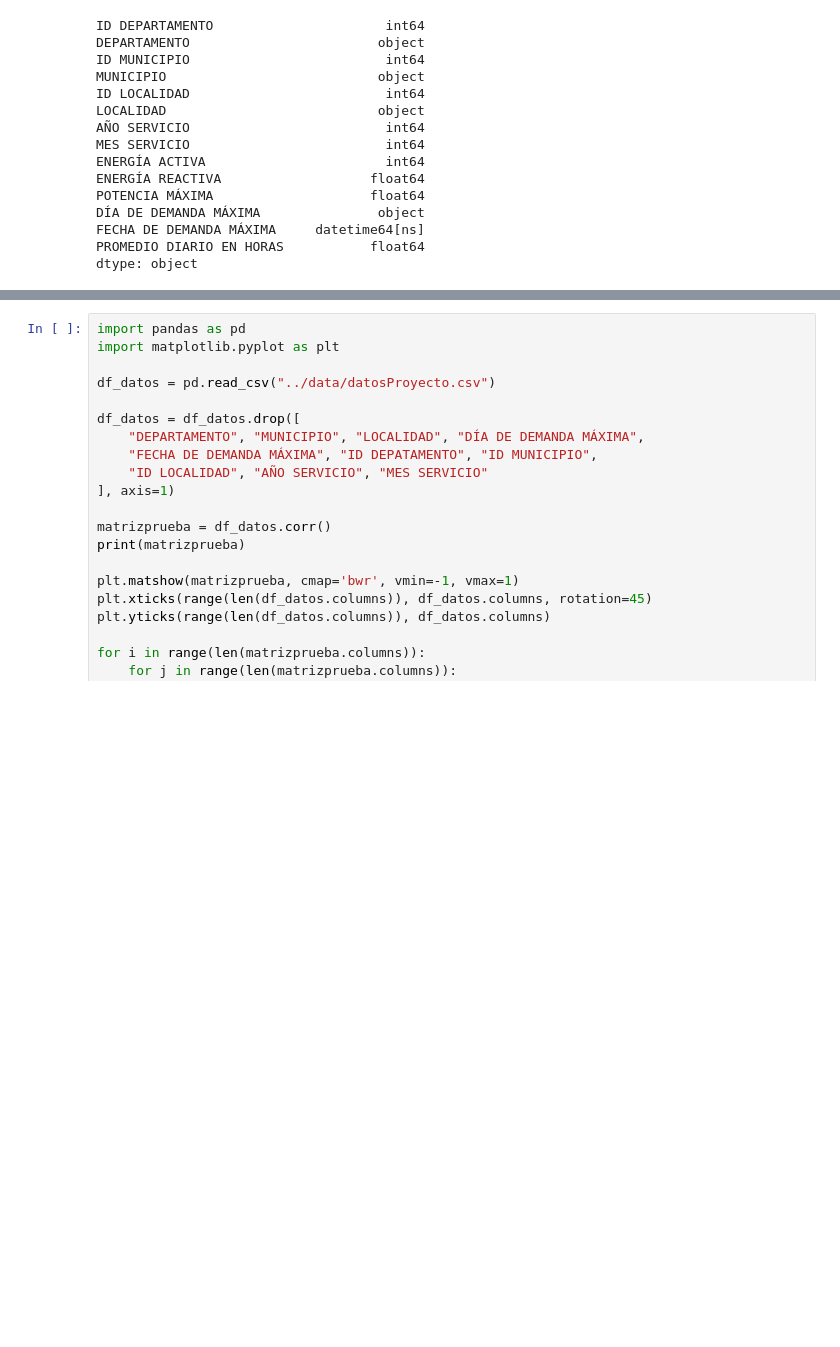
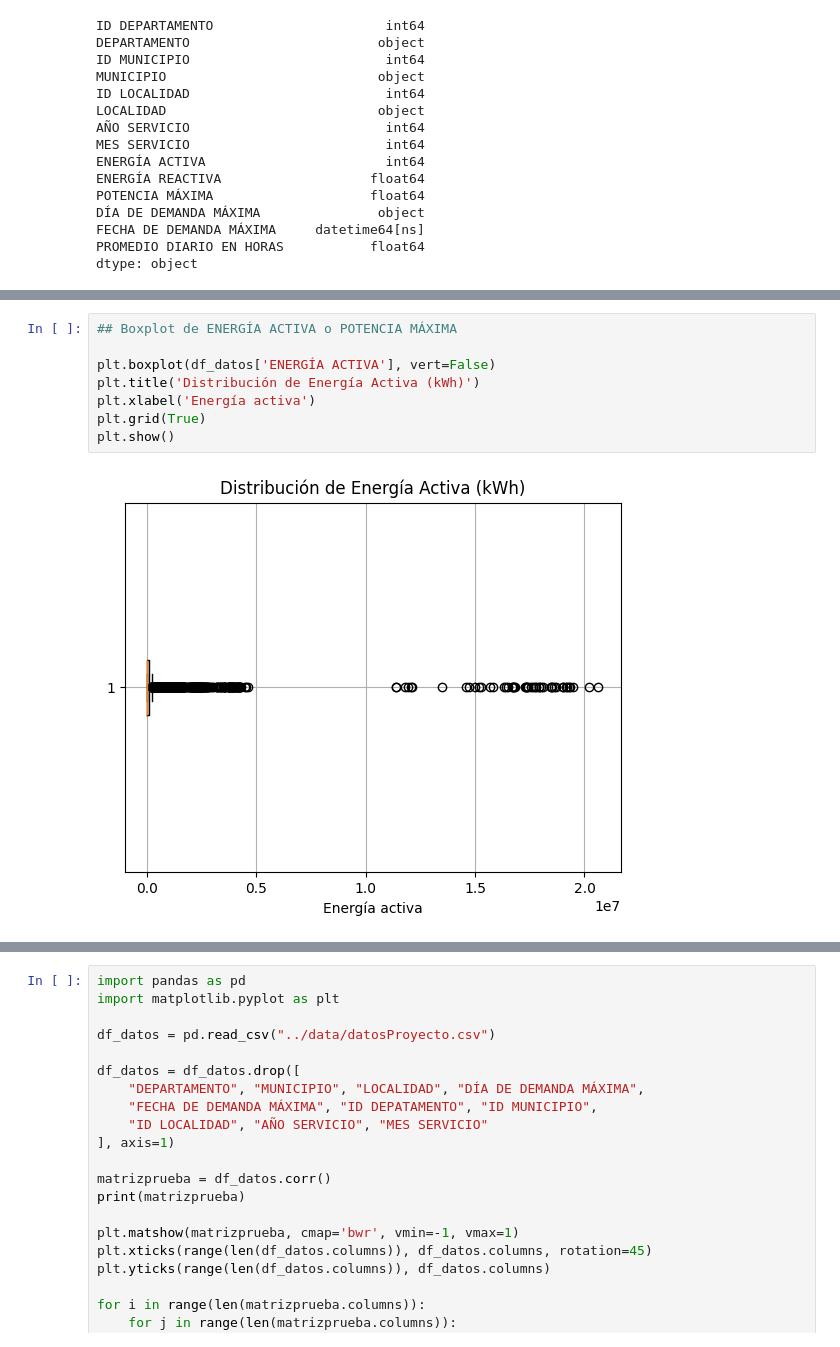
Before and after one commit to sebasflorezo/Proyecto-IA-Grupo-2, a Jupyter notebook: notebooks/Practica_Proyecto.ipynb, the cells around one changed output, grey strips where cells are left out. Cells and saved outputs as stored; diff of their text form; blank space fills up the shorter version.

```diff
--- a/notebooks/Practica_Proyecto.ipynb
+++ b/notebooks/Practica_Proyecto.ipynb
@@ -642,0 +853,10 @@ dtype: object
+# %%
+## Boxplot de ENERGÍA ACTIVA o POTENCIA MÁXIMA
+
+plt.boxplot(df_datos['ENERGÍA ACTIVA'], vert=False)
+plt.title('Distribución de Energía Activa (kWh)')
+plt.xlabel('Energía activa')
+plt.grid(True)
+plt.show()
+# %% [output]
+[figure, added]
```
Also changed, not shown: parts of 8 cells of this notebook, 1 other file.
